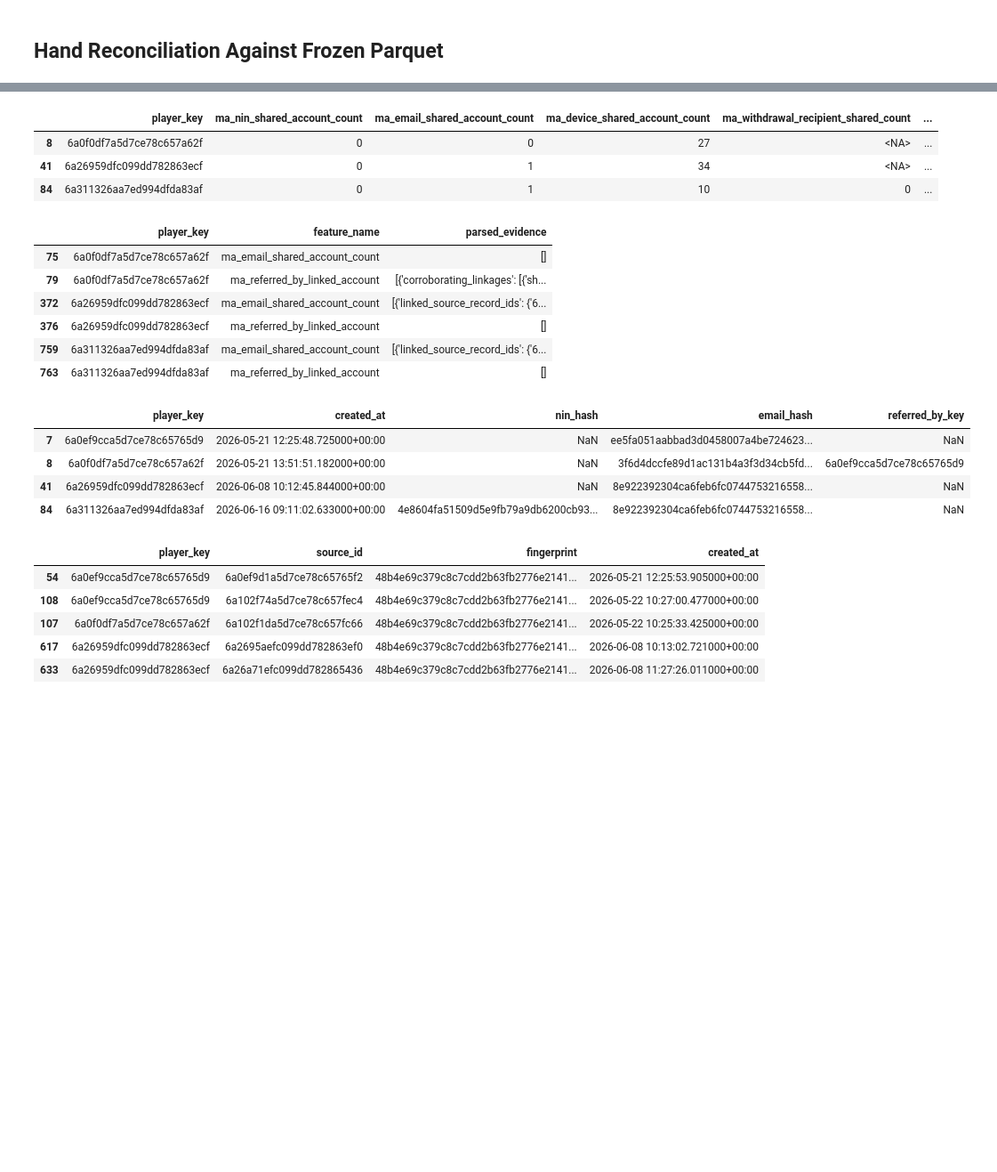
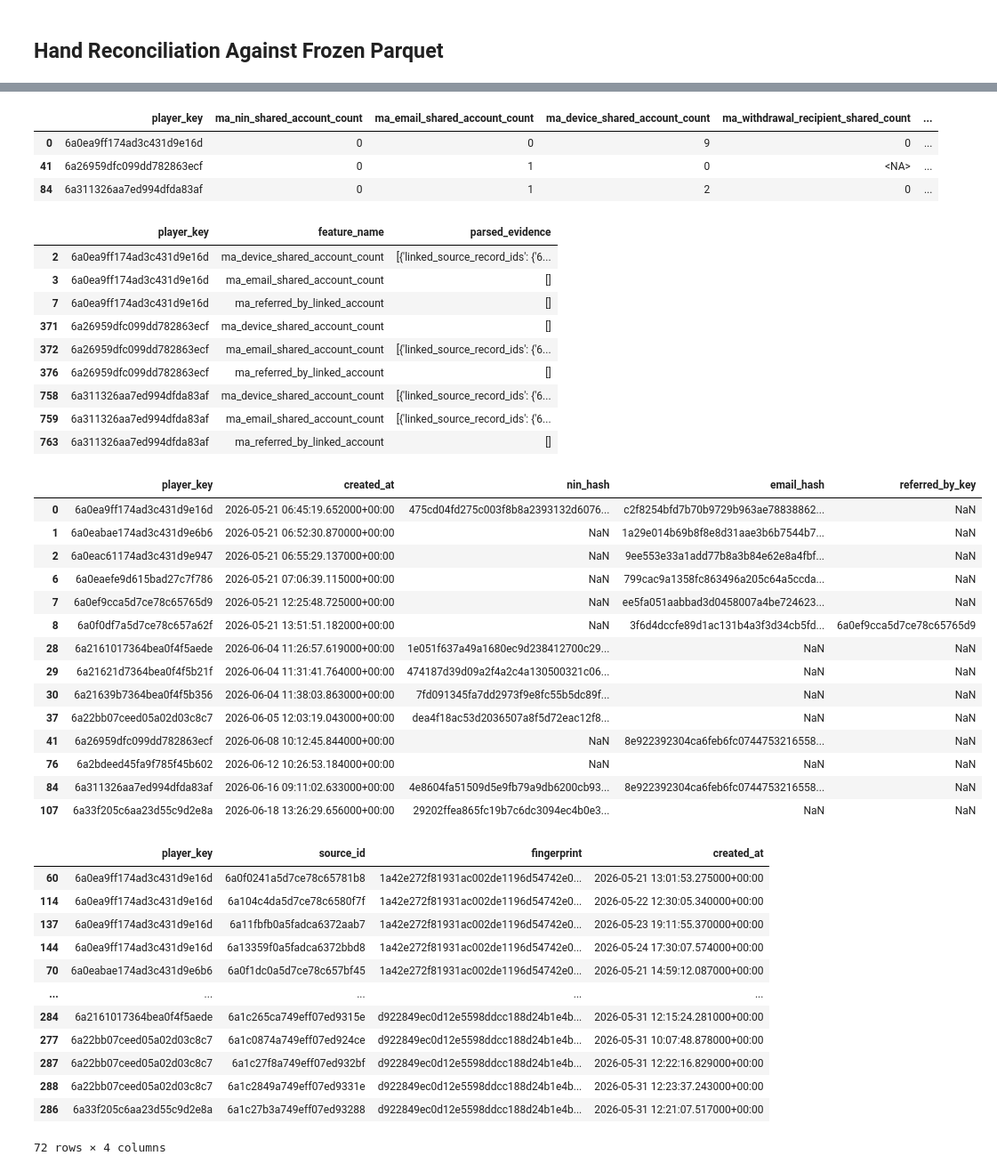
Before and after one commit to AyushDubeyaquagaming/Fraud-Detection-FS-Book, a Jupyter notebook: notebooks/03_features.ipynb, the cells around one changed output, grey strips where cells are left out. Shown at 89% size. Cells and saved outputs as stored; diff of their text form; code cells hidden in the pictures; blank space fills up the shorter version.

```diff
--- a/notebooks/03_features.ipynb
+++ b/notebooks/03_features.ipynb
@@ -107,7 +159,12 @@ email_players = player_features.loc[
 referral_players = player_features.loc[
     player_features["ma_referred_by_linked_account"].fillna(False), "player_key"
 ].astype(str).tolist()
-picked_players = list(dict.fromkeys(email_players + referral_players[:1]))[:3]
+device_players = player_features.loc[
+    player_features["ma_device_shared_account_count"].fillna(0).gt(0), "player_key"
+].astype(str).tolist()
+picked_players = list(
+    dict.fromkeys(email_players + referral_players[:1] + device_players[:1])
+)[:3]
 
 print("picked_players", picked_players)
 display(
@@ -120,6 +177,7 @@ display(
 focus_features = {
     "ma_email_shared_account_count",
     "ma_referred_by_linked_account",
+    "ma_device_shared_account_count",
 }
 focus_evidence = feature_evidence[
     feature_evidence.player_key.isin(picked_players)
@@ -174,23 +232,43 @@ picked_players ['6a26959dfc099dd782863ecf', '6a311326aa7ed994dfda83af', '6a0f0df
 |  | player_key | ma_nin_shared_account_count | ma_email_shared_account_count | ma_device_shared_account_count | ma_withdrawal_recipient_shared_count | ... |
-| 8 | 6a0f0df7a5d7ce78c657a62f | 0 | 0 | 27 | <NA> | ... |
-| 41 | 6a26959dfc099dd782863ecf | 0 | 1 | 34 | <NA> | ... |
-| 84 | 6a311326aa7ed994dfda83af | 0 | 1 | 10 | 0 | ... |
+| 0 | 6a0ea9ff174ad3c431d9e16d | 0 | 0 | 9 | 0 | ... |
+| 41 | 6a26959dfc099dd782863ecf | 0 | 1 | 0 | <NA> | ... |
+| 84 | 6a311326aa7ed994dfda83af | 0 | 1 | 2 | 0 | ... |
 |  | player_key | feature_name | parsed_evidence |
-| 75 | 6a0f0df7a5d7ce78c657a62f | ma_email_shared_account_count | [] |
-| 79 | 6a0f0df7a5d7ce78c657a62f | ma_referred_by_linked_account | [{'corroborating_linkages': [{'sh... |
+| 2 | 6a0ea9ff174ad3c431d9e16d | ma_device_shared_account_count | [{'linked_source_record_ids': {'6... |
+| 3 | 6a0ea9ff174ad3c431d9e16d | ma_email_shared_account_count | [] |
+| 7 | 6a0ea9ff174ad3c431d9e16d | ma_referred_by_linked_account | [] |
+| 371 | 6a26959dfc099dd782863ecf | ma_device_shared_account_count | [] |
 | 372 | 6a26959dfc099dd782863ecf | ma_email_shared_account_count | [{'linked_source_record_ids': {'6... |
 | 376 | 6a26959dfc099dd782863ecf | ma_referred_by_linked_account | [] |
+| 758 | 6a311326aa7ed994dfda83af | ma_device_shared_account_count | [{'linked_source_record_ids': {'6... |
 | 759 | 6a311326aa7ed994dfda83af | ma_email_shared_account_count | [{'linked_source_record_ids': {'6... |
 | 763 | 6a311326aa7ed994dfda83af | ma_referred_by_linked_account | [] |
 |  | player_key | created_at | nin_hash | email_hash | referred_by_key |
+| 0 | 6a0ea9ff174ad3c431d9e16d | 2026-05-21 06:45:19.652000+00:00 | 475cd04fd275c003f8b8a2393132d6076... | c2f8254bfd7b70b9729b963ae78838862... | NaN |
+| 1 | 6a0eabae174ad3c431d9e6b6 | 2026-05-21 06:52:30.870000+00:00 | NaN | 1a29e014b69b8f8e8d31aae3b6b7544b7... | NaN |
+| 2 | 6a0eac61174ad3c431d9e947 | 2026-05-21 06:55:29.137000+00:00 | NaN | 9ee553e33a1add77b8a3b84e62e8a4fbf... | NaN |
+| 6 | 6a0eaefe9d615bad27c7f786 | 2026-05-21 07:06:39.115000+00:00 | NaN | 799cac9a1358fc863496a205c64a5ccda... | NaN |
 | 7 | 6a0ef9cca5d7ce78c65765d9 | 2026-05-21 12:25:48.725000+00:00 | NaN | ee5fa051aabbad3d0458007a4be724623... | NaN |
 | 8 | 6a0f0df7a5d7ce78c657a62f | 2026-05-21 13:51:51.182000+00:00 | NaN | 3f6d4dccfe89d1ac131b4a3f3d34cb5fd... | 6a0ef9cca5d7ce78c65765d9 |
+| 28 | 6a2161017364bea0f4f5aede | 2026-06-04 11:26:57.619000+00:00 | 1e051f637a49a1680ec9d238412700c29... | NaN | NaN |
+| 29 | 6a21621d7364bea0f4f5b21f | 2026-06-04 11:31:41.764000+00:00 | 474187d39d09a2f4a2c4a130500321c06... | NaN | NaN |
+| 30 | 6a21639b7364bea0f4f5b356 | 2026-06-04 11:38:03.863000+00:00 | 7fd091345fa7dd2973f9e8fc55b5dc89f... | NaN | NaN |
+| 37 | 6a22bb07ceed05a02d03c8c7 | 2026-06-05 12:03:19.043000+00:00 | dea4f18ac53d2036507a8f5d72eac12f8... | NaN | NaN |
 | 41 | 6a26959dfc099dd782863ecf | 2026-06-08 10:12:45.844000+00:00 | NaN | 8e922392304ca6feb6fc0744753216558... | NaN |
+| 76 | 6a2bdeed45fa9f785f45b602 | 2026-06-12 10:26:53.184000+00:00 | NaN | NaN | NaN |
 | 84 | 6a311326aa7ed994dfda83af | 2026-06-16 09:11:02.633000+00:00 | 4e8604fa51509d5e9fb79a9db6200cb93... | 8e922392304ca6feb6fc0744753216558... | NaN |
+| 107 | 6a33f205c6aa23d55c9d2e8a | 2026-06-18 13:26:29.656000+00:00 | 29202ffea865fc19b7c6dc3094ec4b0e3... | NaN | NaN |
 |  | player_key | source_id | fingerprint | created_at |
-| 54 | 6a0ef9cca5d7ce78c65765d9 | 6a0ef9d1a5d7ce78c65765f2 | 48b4e69c379c8c7cdd2b63fb2776e2141... | 2026-05-21 12:25:53.905000+00:00 |
-| 108 | 6a0ef9cca5d7ce78c65765d9 | 6a102f74a5d7ce78c657fec4 | 48b4e69c379c8c7cdd2b63fb2776e2141... | 2026-05-22 10:27:00.477000+00:00 |
-| 107 | 6a0f0df7a5d7ce78c657a62f | 6a102f1da5d7ce78c657fc66 | 48b4e69c379c8c7cdd2b63fb2776e2141... | 2026-05-22 10:25:33.425000+00:00 |
-| 617 | 6a26959dfc099dd782863ecf | 6a2695aefc099dd782863ef0 | 48b4e69c379c8c7cdd2b63fb2776e2141... | 2026-06-08 10:13:02.721000+00:00 |
-| 633 | 6a26959dfc099dd782863ecf | 6a26a71efc099dd782865436 | 48b4e69c379c8c7cdd2b63fb2776e2141... | 2026-06-08 11:27:26.011000+00:00 |
+| 60 | 6a0ea9ff174ad3c431d9e16d | 6a0f0241a5d7ce78c65781b8 | 1a42e272f81931ac002de1196d54742e0... | 2026-05-21 13:01:53.275000+00:00 |
+| 114 | 6a0ea9ff174ad3c431d9e16d | 6a104c4da5d7ce78c6580f7f | 1a42e272f81931ac002de1196d54742e0... | 2026-05-22 12:30:05.340000+00:00 |
+| 137 | 6a0ea9ff174ad3c431d9e16d | 6a11fbfb0a5fadca6372aab7 | 1a42e272f81931ac002de1196d54742e0... | 2026-05-23 19:11:55.370000+00:00 |
+| 144 | 6a0ea9ff174ad3c431d9e16d | 6a13359f0a5fadca6372bbd8 | 1a42e272f81931ac002de1196d54742e0... | 2026-05-24 17:30:07.574000+00:00 |
+| 70 | 6a0eabae174ad3c431d9e6b6 | 6a0f1dc0a5d7ce78c657bf45 | 1a42e272f81931ac002de1196d54742e0... | 2026-05-21 14:59:12.087000+00:00 |
+| ... | ... | ... | ... | ... |
+| 284 | 6a2161017364bea0f4f5aede | 6a1c265ca749eff07ed9315e | d922849ec0d12e5598ddcc188d24b1e4b... | 2026-05-31 12:15:24.281000+00:00 |
+| 277 | 6a22bb07ceed05a02d03c8c7 | 6a1c0874a749eff07ed924ce | d922849ec0d12e5598ddcc188d24b1e4b... | 2026-05-31 10:07:48.878000+00:00 |
+| 287 | 6a22bb07ceed05a02d03c8c7 | 6a1c27f8a749eff07ed932bf | d922849ec0d12e5598ddcc188d24b1e4b... | 2026-05-31 12:22:16.829000+00:00 |
+| 288 | 6a22bb07ceed05a02d03c8c7 | 6a1c2849a749eff07ed9331e | d922849ec0d12e5598ddcc188d24b1e4b... | 2026-05-31 12:23:37.243000+00:00 |
+| 286 | 6a33f205c6aa23d55c9d2e8a | 6a1c27b3a749eff07ed93288 | d922849ec0d12e5598ddcc188d24b1e4b... | 2026-05-31 12:21:07.517000+00:00 |
+72 rows × 4 columns
 |  | player_key | transaction_id | recipient_normalized | requested_at |
```
Also changed, not shown: parts of 5 cells of this notebook, 7 other files.
